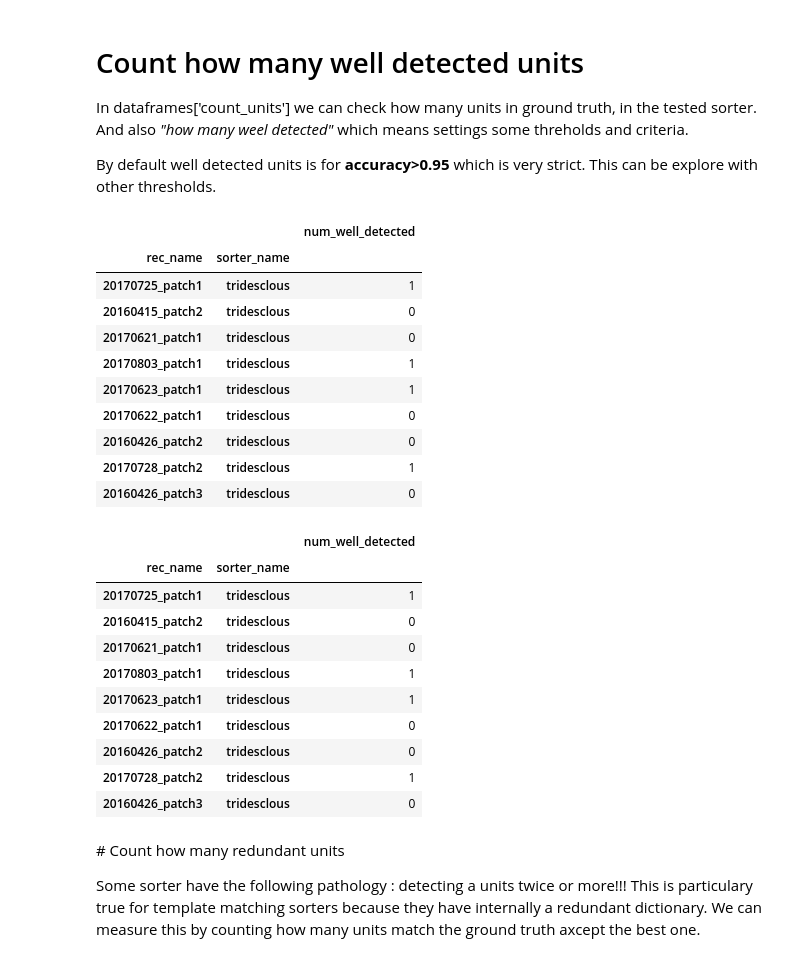
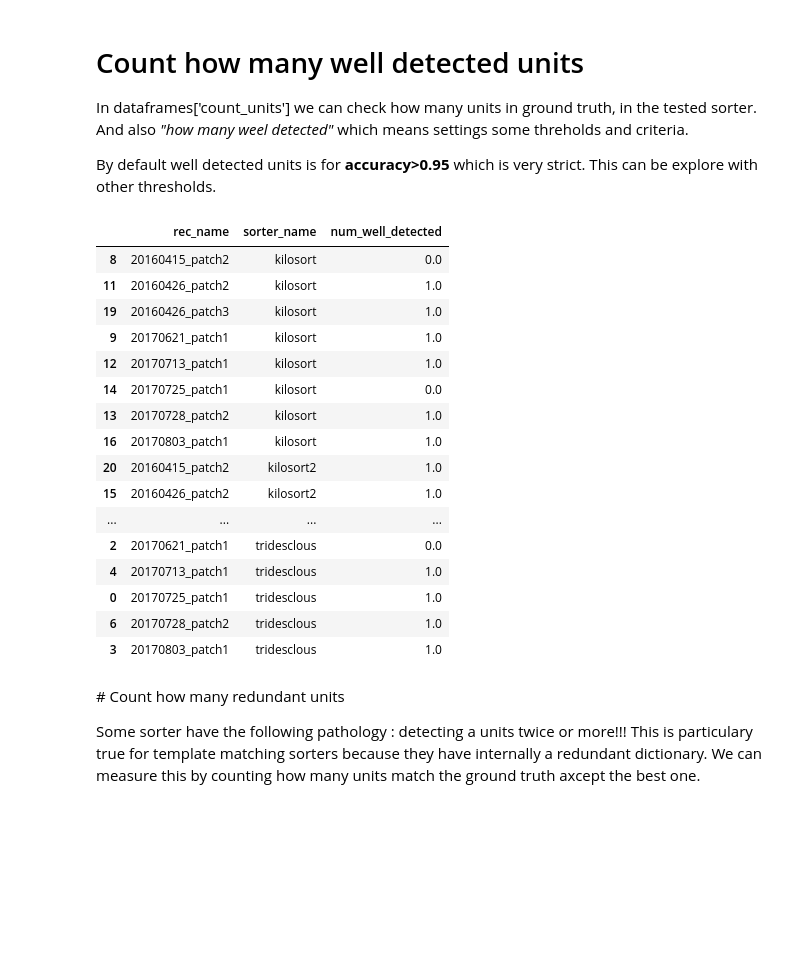
Before and after one commit to SpikeInterface/spikeresults, a Jupyter notebook: Spampinato_ground_thruth_252_channels/sorter_comparison.ipynb, the cells around one changed output. Cells and saved outputs as stored; diff of their text form; code cells hidden in the pictures; blank space fills up the shorter version.

```diff
--- a/Spampinato_ground_thruth_252_channels/sorter_comparison.ipynb
+++ b/Spampinato_ground_thruth_252_channels/sorter_comparison.ipynb
@@ -279,34 +262,25 @@ By default well detected units is for **accuracy>0.95** which is very strict.
 This can be explore with other thresholds.
 # %%
 dataframes = aggregate_performances_table(study_folder, accuracy=0.9)
-dataframes['count_units'][['num_well_detected']]
+dataframes['count_units'][['num_well_detected']].reset_index().sort_values(by=['sorter_name', 'rec_name'])
 # %% [output]
-|  |  | num_well_detected |
-| rec_name | sorter_name |  |
-| 20170725_patch1 | tridesclous | 1 |
-| 20160415_patch2 | tridesclous | 0 |
-| 20170621_patch1 | tridesclous | 0 |
-| 20170803_patch1 | tridesclous | 1 |
-| 20170623_patch1 | tridesclous | 1 |
-| 20170622_patch1 | tridesclous | 0 |
-| 20160426_patch2 | tridesclous | 0 |
-| 20170728_patch2 | tridesclous | 1 |
-| 20160426_patch3 | tridesclous | 0 |
+|  | rec_name | sorter_name | num_well_detected |
+| 8 | 20160415_patch2 | kilosort | 0.0 |
+| 11 | 20160426_patch2 | kilosort | 1.0 |
+| 19 | 20160426_patch3 | kilosort | 1.0 |
+| 9 | 20170621_patch1 | kilosort | 1.0 |
+| 12 | 20170713_patch1 | kilosort | 1.0 |
+| 14 | 20170725_patch1 | kilosort | 0.0 |
+| 13 | 20170728_patch2 | kilosort | 1.0 |
+| 16 | 20170803_patch1 | kilosort | 1.0 |
+| 20 | 20160415_patch2 | kilosort2 | 1.0 |
+| 15 | 20160426_patch2 | kilosort2 | 1.0 |
+| ... | ... | ... | ... |
+| 2 | 20170621_patch1 | tridesclous | 0.0 |
+| 4 | 20170713_patch1 | tridesclous | 1.0 |
+| 0 | 20170725_patch1 | tridesclous | 1.0 |
+| 6 | 20170728_patch2 | tridesclous | 1.0 |
+| 3 | 20170803_patch1 | tridesclous | 1.0 |
-# %%
-dataframes = aggregate_performances_table(study_folder, accuracy=0.8)
-dataframes['count_units'][['num_well_detected']]
-# %% [output]
-|  |  | num_well_detected |
-| rec_name | sorter_name |  |
-| 20170725_patch1 | tridesclous | 1 |
-| 20160415_patch2 | tridesclous | 0 |
-| 20170621_patch1 | tridesclous | 0 |
-| 20170803_patch1 | tridesclous | 1 |
-| 20170623_patch1 | tridesclous | 1 |
-| 20170622_patch1 | tridesclous | 0 |
-| 20160426_patch2 | tridesclous | 0 |
-| 20170728_patch2 | tridesclous | 1 |
-| 20160426_patch3 | tridesclous | 0 |
 # %% [markdown]
 # Count how many redundant units
 
```
Also changed, not shown: parts of 16 cells of this notebook, 3 other files.
